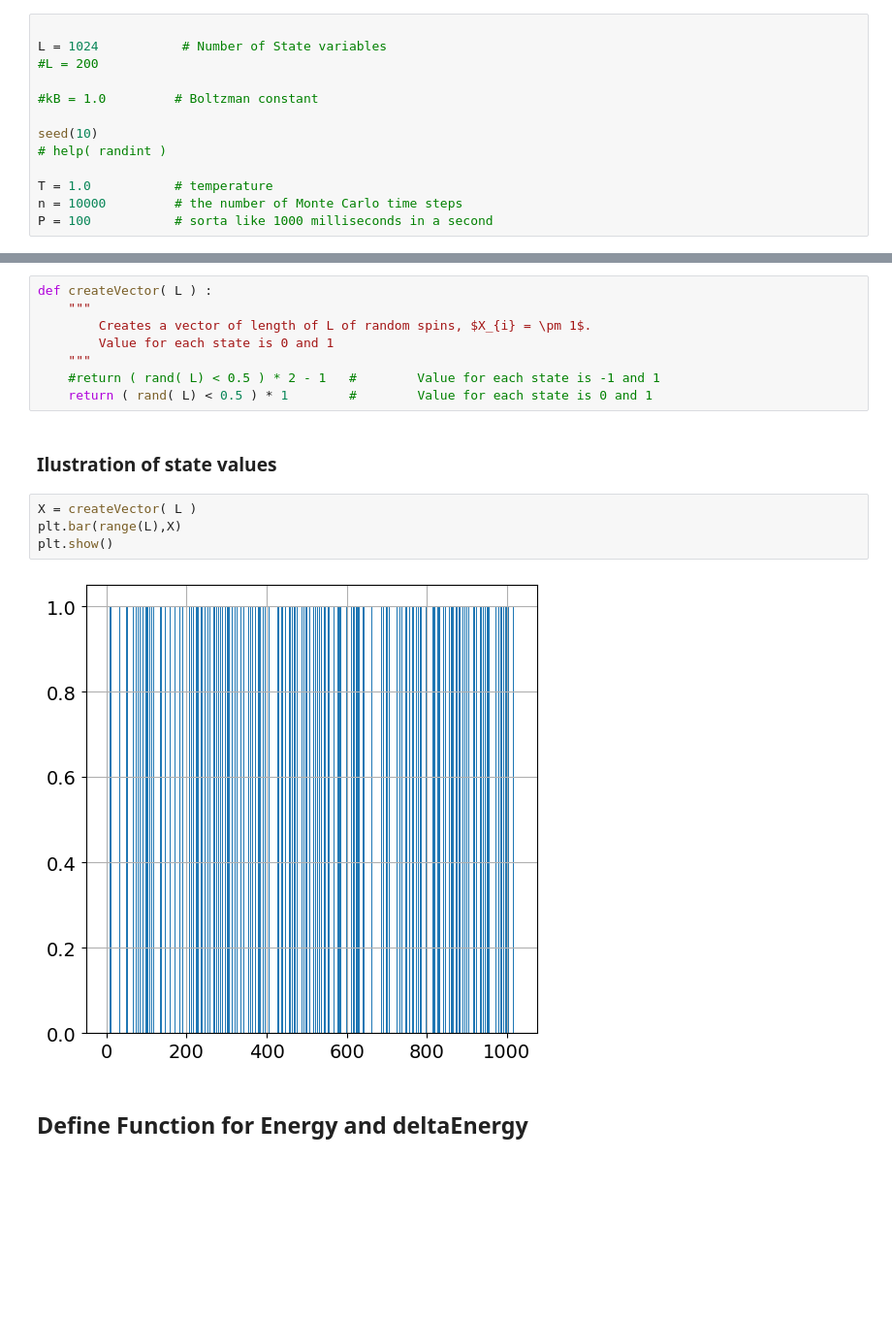
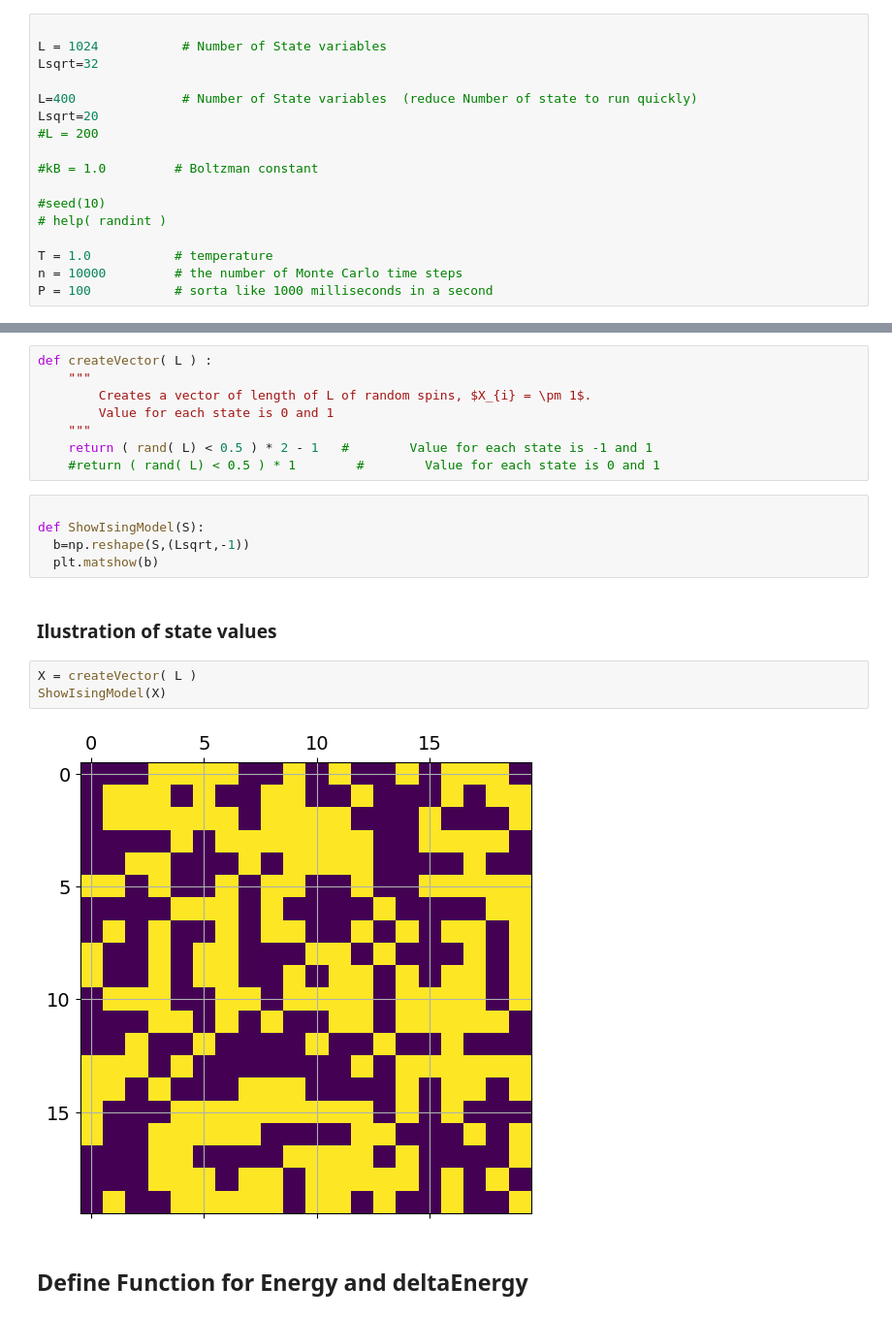
Before and after one commit to bahmanravaei/Ising-oneDimensionalSequential, a Jupyter notebook: Simulated_DA_Paper.ipynb, the cells around one changed output, grey strips where cells are left out. Shown: that part at 97% size. Drawn from its saved outputs; the diff is of its cells as text; blank space fills up the shorter version.

```diff
--- a/Simulated_DA_Paper.ipynb
+++ b/Simulated_DA_Paper.ipynb
@@ -26,11 +26,15 @@ from numpy.random import rand, randint, seed
 # %%
 
 L = 1024           # Number of State variables
+Lsqrt=32
+
+L=400              # Number of State variables  (reduce Number of state to run quickly)
+Lsqrt=20
 #L = 200
 
 #kB = 1.0         # Boltzman constant
 
-seed(10)
+#seed(10)
 # help( randint )
 
 T = 1.0           # temperature
@@ -81,16 +119,20 @@ def createVector( L ) :
         Creates a vector of length of L of random spins, $X_{i} = \pm 1$.
         Value for each state is 0 and 1
     """
-    #return ( rand( L) < 0.5 ) * 2 - 1   #        Value for each state is -1 and 1
-    return ( rand( L) < 0.5 ) * 1        #        Value for each state is 0 and 1
+    return ( rand( L) < 0.5 ) * 2 - 1   #        Value for each state is -1 and 1
+    #return ( rand( L) < 0.5 ) * 1        #        Value for each state is 0 and 1
+# %%
+
+def ShowIsingModel(S):
+  b=np.reshape(S,(Lsqrt,-1))
+  plt.matshow(b)
 # %% [markdown]
 ### Ilustration of state values
 # %%
 X = createVector( L )
-plt.bar(range(L),X)
-plt.show()
+ShowIsingModel(X)
 # %% [output]
-[figure, old version]
+[figure, new version]
 # %% [markdown]
 ## Define Function for Energy and deltaEnergy
 # %%
```
Also changed, not shown: parts of 13 cells of this notebook.
